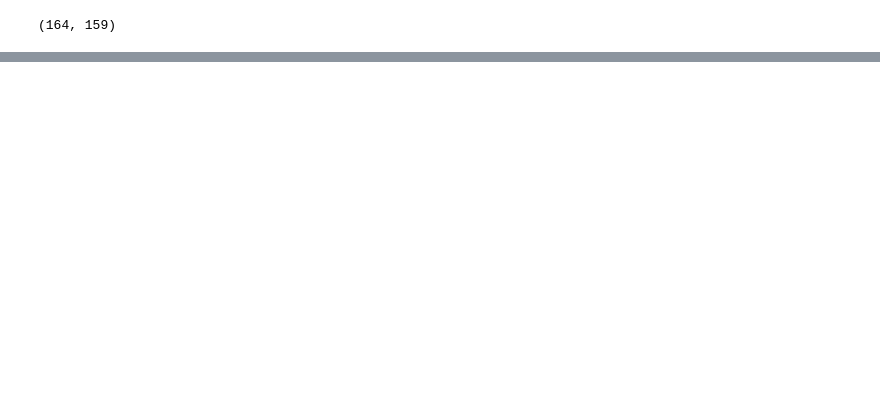
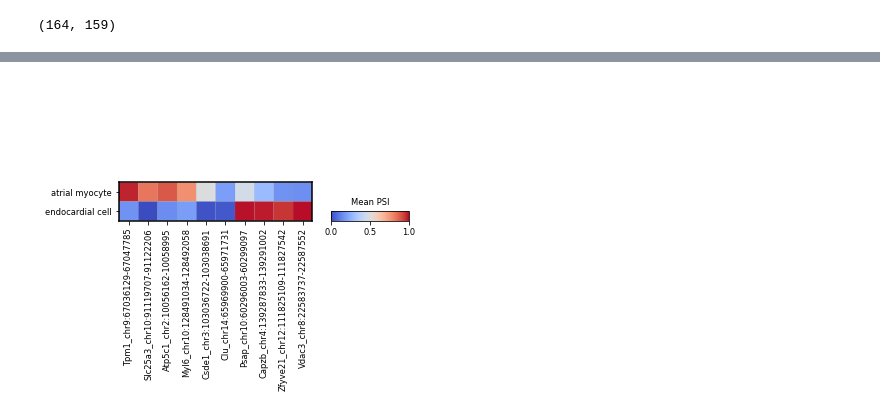
Before and after one commit to songlab-cal/scquint, a Jupyter notebook: differential_splicing_example.ipynb, the cells around one changed output, grey strips where cells are left out. Drawn from its saved outputs; the diff is of its cells as text; code cells hidden in the pictures; blank space fills up the shorter version.

```diff
--- a/differential_splicing_example.ipynb
+++ b/differential_splicing_example.ipynb
@@ -130,0 +171,22 @@ introns[introns.cluster==0]
+# %%
+# Calculate PSI (intron proportions) from intron counts
+# This will contain lots of nan's
+adata.layers["PSI_raw"] = calculate_PSI(adata)
+# %%
+# Select 1 intron from each of the top-10 differentially spliced intron groups
+introns.intron_group = introns.intron_group.astype(str)
+introns = introns[introns.abs_delta_psi > 0.1]
+introns_to_plot = introns[introns.intron_group.isin(intron_groups.head(10).index)].groupby("intron_group").sample(n=1, random_state=42).sort_values("delta_psi").index
+# %%
+sc.pl.matrixplot(
+    adata[adata.obs.cell_ontology_class.isin(["endocardial cell", "atrial myocyte"])],
+    introns_to_plot,
+    'cell_ontology_class',
+    vmin=0,
+    vmax=1,
+    cmap="coolwarm",
+    layer="PSI_raw",
+    colorbar_title="Mean PSI"
+)
+# %% [output]
+[figure, added]
```
Also changed, not shown: parts of 20 cells of this notebook, 17 other files.
